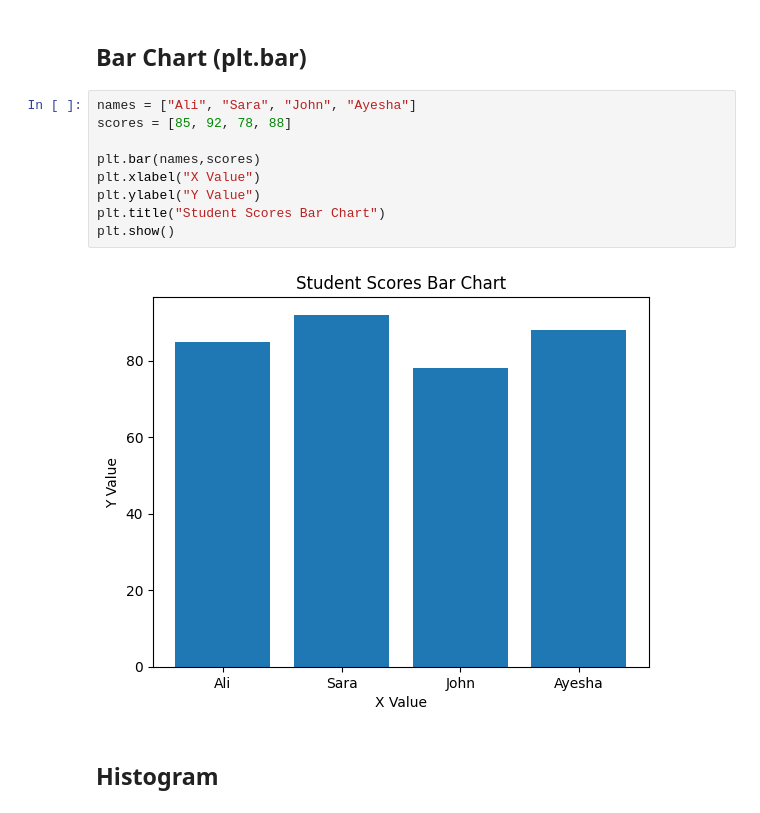
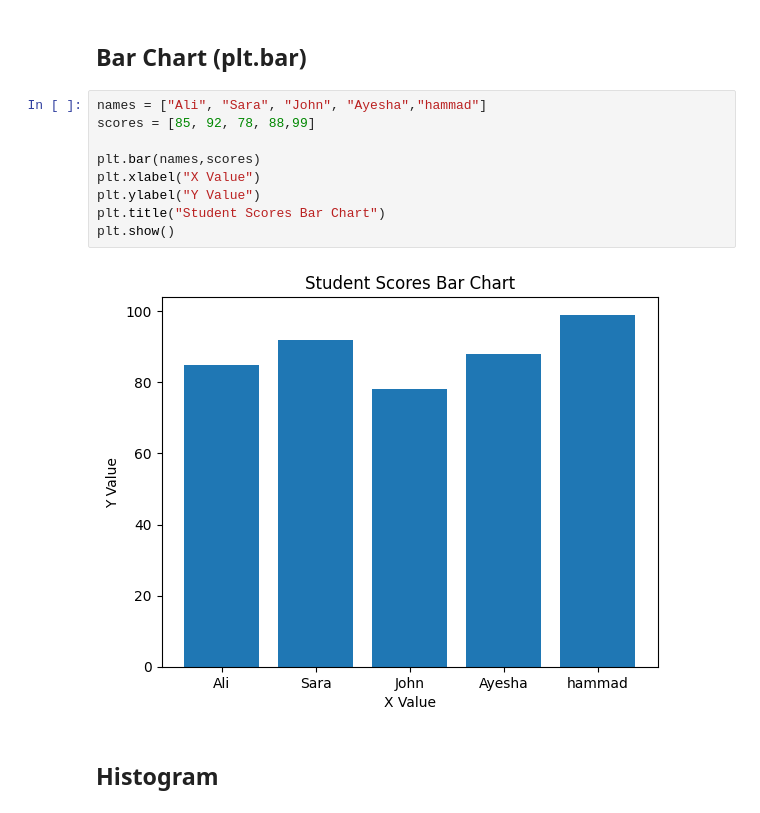
Before and after one commit to Hammad-Ahmedd/python, a Jupyter notebook: python libraries/matplotlib/phase_1.ipynb, the cells around one changed output. Cells and saved outputs as stored; diff of their text form.

```diff
--- a/python libraries/matplotlib/phase_1.ipynb
+++ b/python libraries/matplotlib/phase_1.ipynb
@@ -29,16 +29,16 @@ plt.show()
 # %% [markdown]
 ## Bar Chart (plt.bar)
 # %%
-names = ["Ali", "Sara", "John", "Ayesha"]
-scores = [85, 92, 78, 88]
+names = ["Ali", "Sara", "John", "Ayesha","hammad"]
+scores = [85, 92, 78, 88,99]
 
 plt.bar(names,scores)
 plt.xlabel("X Value")
 plt.ylabel("Y Value")
 plt.title("Student Scores Bar Chart")
 plt.show()
 # %% [output]
-[figure, old version]
+[figure, new version]
 # %% [markdown]
 ## Histogram
 # %%
```
Also changed, not shown: parts of 1 cell of this notebook, 6 other files.
